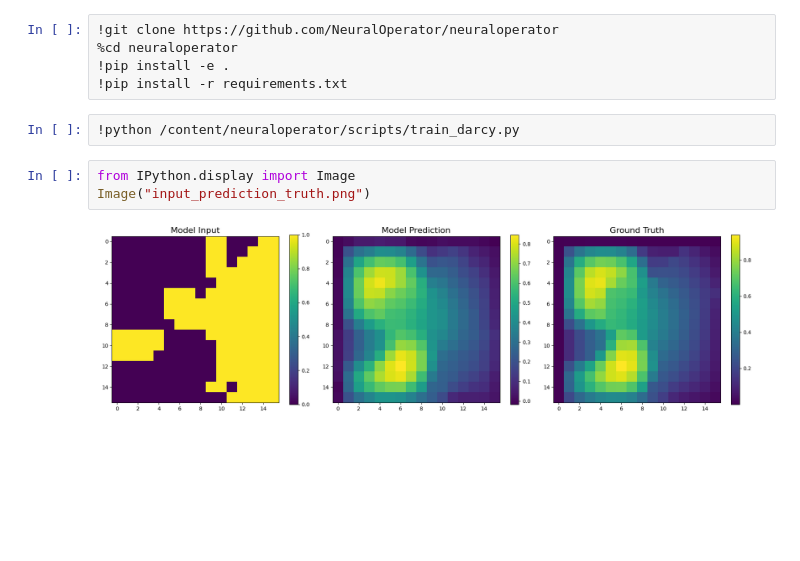
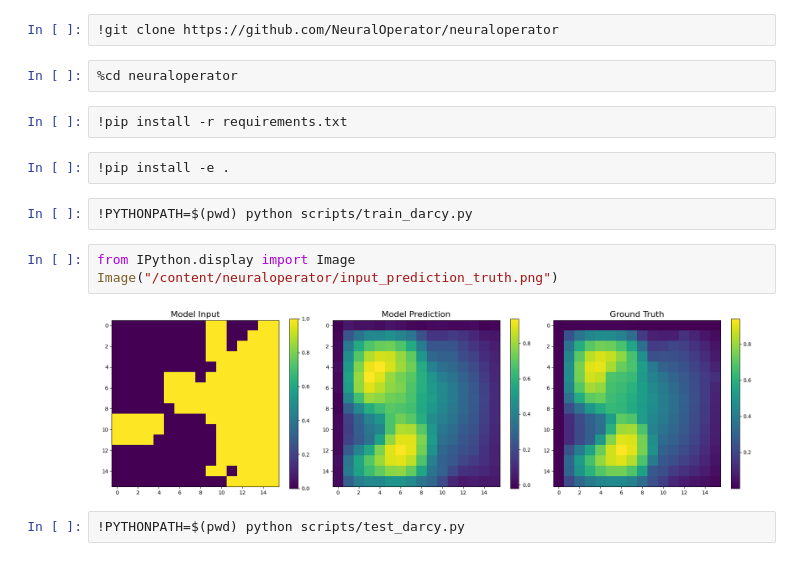
Before and after one commit to ChrisBudd123/SeattleSummer, a Jupyter notebook: Python_Examples/FNO_test.ipynb, the cells around one changed output. Drawn from its saved outputs; the diff is of its cells as text; blank space fills up the shorter version.

```diff
--- a/Python_Examples/FNO_test.ipynb
+++ b/Python_Examples/FNO_test.ipynb
@@ -1,12 +1,17 @@
 # %%
 !git clone https://github.com/NeuralOperator/neuraloperator
-%cd neuraloperator
-!pip install -e .
-!pip install -r requirements.txt
+# %%
+%cd neuraloperator
+# %%
+!pip install -r requirements.txt
+# %%
+!pip install -e .
 # %%
-!python /content/neuraloperator/scripts/train_darcy.py
+!PYTHONPATH=$(pwd) python scripts/train_darcy.py
 # %%
 from IPython.display import Image
-Image("input_prediction_truth.png")
+Image("/content/neuraloperator/input_prediction_truth.png")
 # %% [output]
-[figure, old version]
+[figure, new version]
+# %%
+!PYTHONPATH=$(pwd) python scripts/test_darcy.py
```
